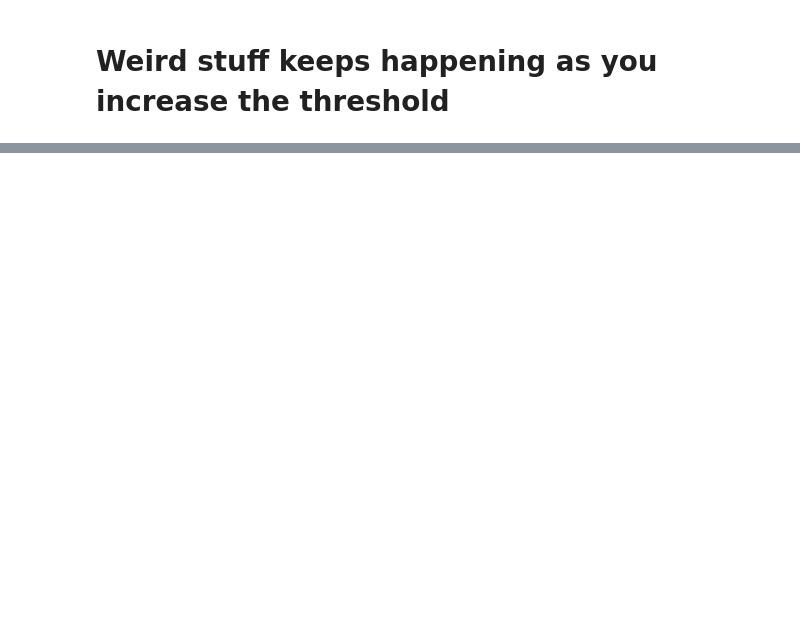
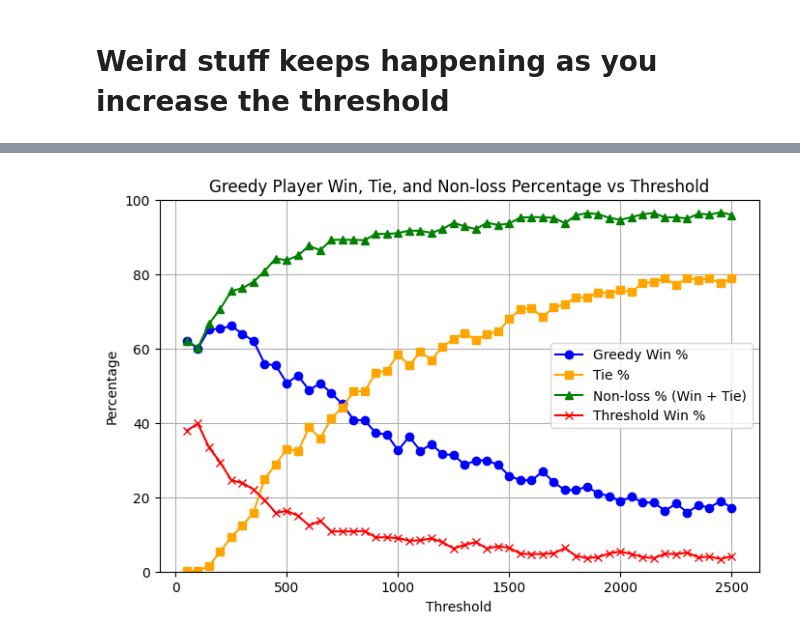
Before and after one commit to normanlrasmussen/Bank_Analysis, a Jupyter notebook: things_to_present.ipynb, the cells around one changed output, grey strips where cells are left out. Drawn from its saved outputs; the diff is of its cells as text; code cells hidden in the pictures; blank space fills up the shorter version.

```diff
--- a/things_to_present.ipynb
+++ b/things_to_present.ipynb
@@ -59,0 +127,15 @@ Threshold: 10040, Expected Score: 808.095, Winner Probability: 0.0561
+# %%
+thresholds = [50 + 50 * i for i in range(50)]
+
+win_data = []
+
+for threshold in thresholds:
+    players = [GreedyPlayer(), ThersholdPlayer(threshold=threshold)]
+    winner_count, tie_count = Bank.estimate_win_probability(players, 10, num_simulations=1000)
+    print(f"Threshold: {threshold}")
+    print(f"Greedy Wins: {winner_count[0]}")
+    print(f"Threshold Wins: {winner_count[1]}")
+    print(f"Tie: {tie_count[0]}")
+    print(f" ")
+
+    win_data.append((winner_count[0], winner_count[1], tie_count[0]))
@@ -59,0 +160,22 @@ Threshold: 10040, Expected Score: 808.095, Winner Probability: 0.0561
+# %%
+# Calculate greedy win, tie, and non-loss percentages for each threshold
+threshold_win_percentages = [win[1] * 100 for win in win_data]
+greedy_win_percentages = [win[0] * 100 for win in win_data]
+tie_percentages = [win[2] * 100 for win in win_data]
+non_loss_percentages = [g + t for g, t in zip(greedy_win_percentages, tie_percentages)]
+
+plt.figure(figsize=(8, 5))
+plt.plot(thresholds, greedy_win_percentages, marker='o', color='blue', label='Greedy Win %')
+plt.plot(thresholds, tie_percentages, marker='s', color='orange', label='Tie %')
+plt.plot(thresholds, non_loss_percentages, marker='^', color='green', label='Non-loss % (Win + Tie)')
+plt.plot(thresholds, threshold_win_percentages, marker='x', color='red', label='Threshold Win %')
+
+plt.xlabel('Threshold')
+plt.ylabel('Percentage')
+plt.title('Greedy Player Win, Tie, and Non-loss Percentage vs Threshold')
+plt.ylim(0, 100)
+plt.grid(True)
+plt.legend()
+plt.show()
+# %% [output]
+[figure, added]
```
Also changed, not shown: parts of 7 cells of this notebook, 3 other files.
